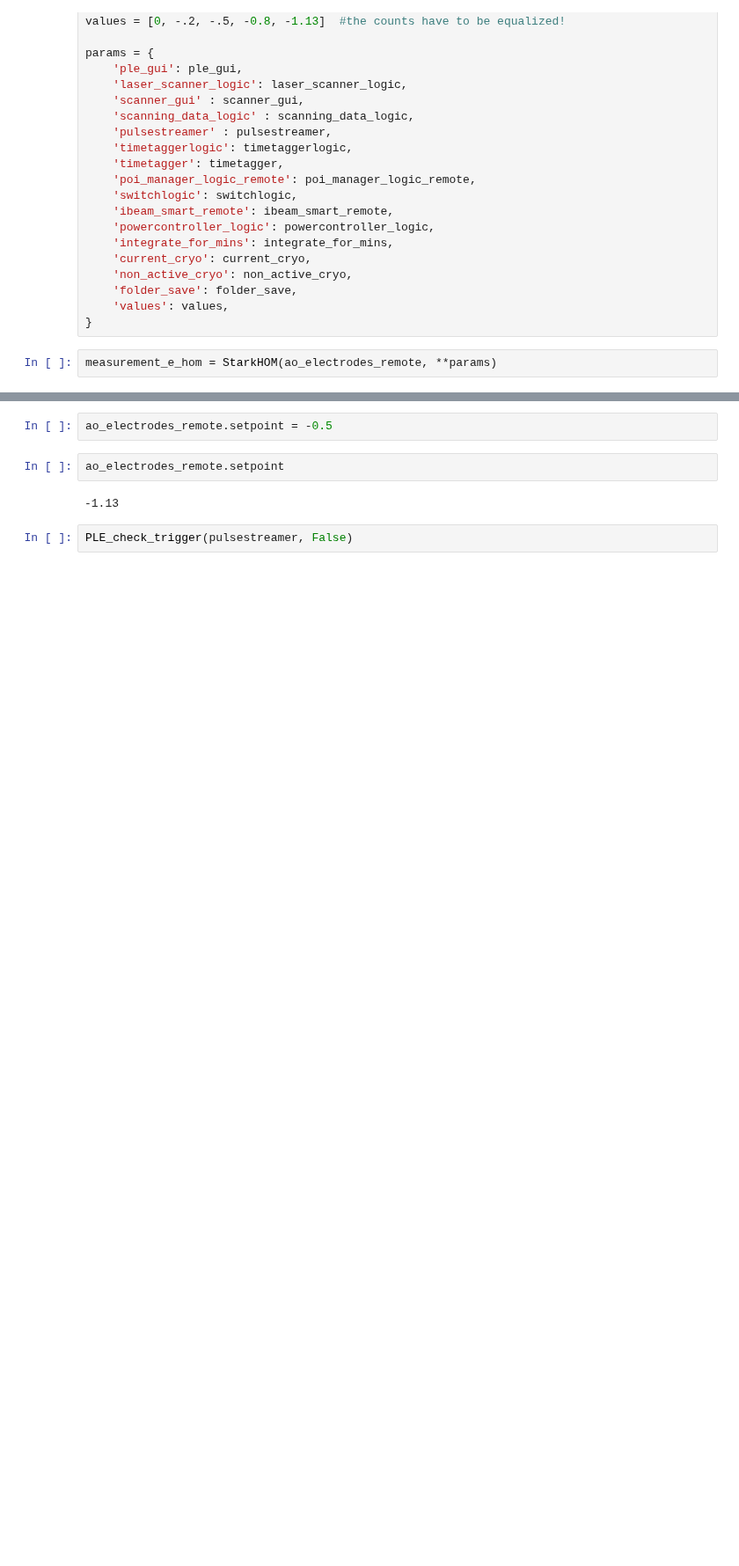
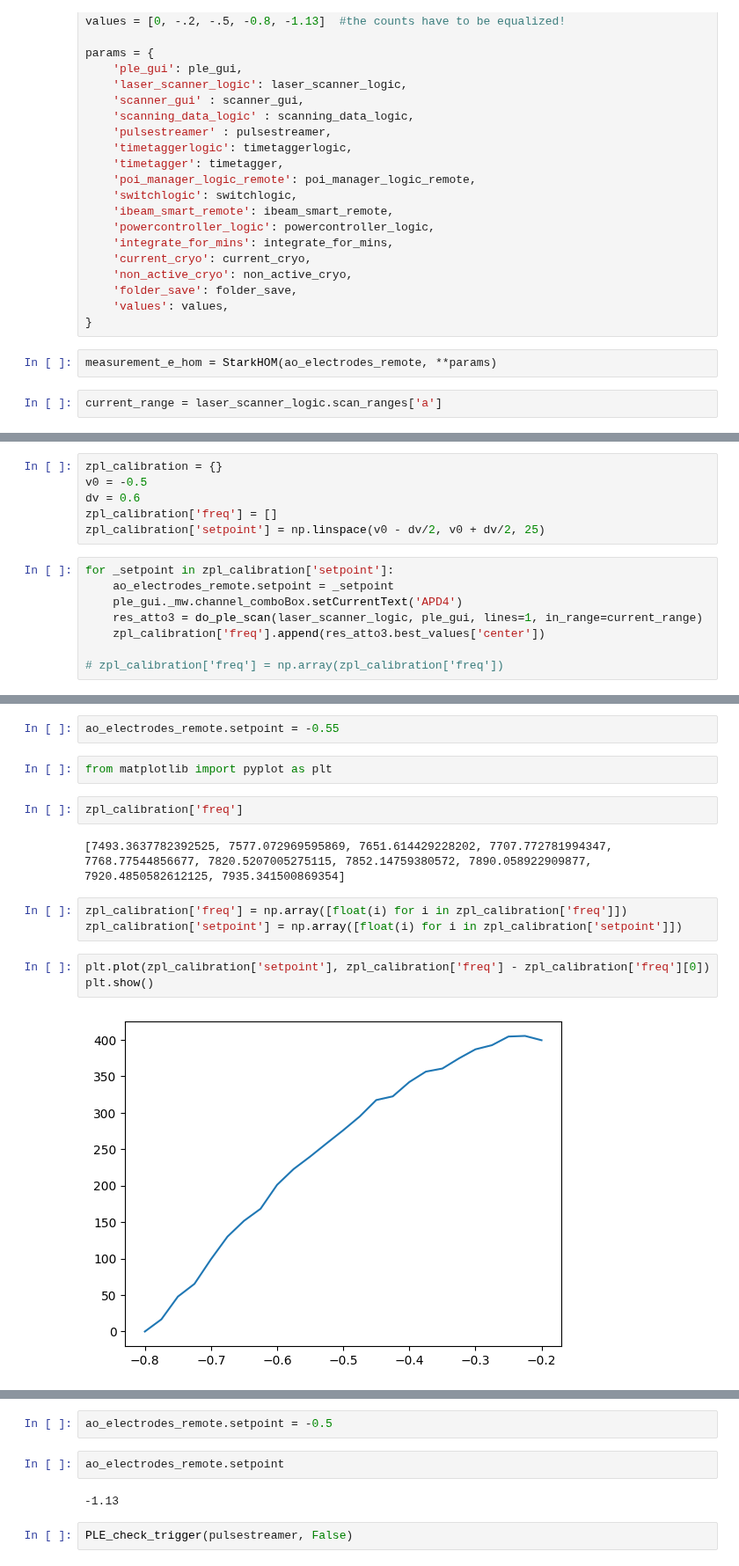
Before and after one commit to PI3-Stuttgart/squdi, a Jupyter notebook: src/qudi/jupyternotebooks/hom/test_auto.ipynb, the cells around one changed output, grey strips where cells are left out. Shown at 88% size. Saved outputs shown, nothing was run; the diff lists cells and outputs as text; blank space fills up the shorter version.

```diff
--- a/src/qudi/jupyternotebooks/hom/test_auto.ipynb
+++ b/src/qudi/jupyternotebooks/hom/test_auto.ipynb
@@ -74,3 +74,5 @@ params = {
 }
 # %%
 measurement_e_hom = StarkHOM(ao_electrodes_remote, **params)
+# %%
+current_range = laser_scanner_logic.scan_ranges['a']
@@ -76,0 +83,14 @@ measurement_e_hom = StarkHOM(ao_electrodes_remote, **params)
+# %%
+zpl_calibration = {}
+v0 = -0.5
+dv = 0.6
+zpl_calibration['freq'] = []
+zpl_calibration['setpoint'] = np.linspace(v0 - dv/2, v0 + dv/2, 25)
+# %%
+for _setpoint in zpl_calibration['setpoint']:
+    ao_electrodes_remote.setpoint = _setpoint
+    ple_gui._mw.channel_comboBox.setCurrentText('APD4')
+    res_atto3 = do_ple_scan(laser_scanner_logic, ple_gui, lines=1, in_range=current_range)
+    zpl_calibration['freq'].append(res_atto3.best_values['center'])
+
+# zpl_calibration['freq'] = np.array(zpl_calibration['freq'])
@@ -76,0 +115,16 @@ measurement_e_hom = StarkHOM(ao_electrodes_remote, **params)
+# %%
+ao_electrodes_remote.setpoint = -0.55
+# %%
+from matplotlib import pyplot as plt
+# %%
+zpl_calibration['freq']
+# %% [output]
+[7493.3637782392525, 7577.072969595869, 7651.614429228202, 7707.772781994347, 7768.77544856677, 7820.5207005275115, 7852.14759380572, 7890.058922909877, 7920.4850582612125, 7935.341500869354]
+# %%
+zpl_calibration['freq'] = np.array([float(i) for i in zpl_calibration['freq']])
+zpl_calibration['setpoint'] = np.array([float(i) for i in zpl_calibration['setpoint']])
+# %%
+plt.plot(zpl_calibration['setpoint'], zpl_calibration['freq'] - zpl_calibration['freq'][0])
+plt.show()
+# %% [output]
+[figure, added]
```
Also changed, not shown: parts of 6 cells of this notebook, 2 other files.
